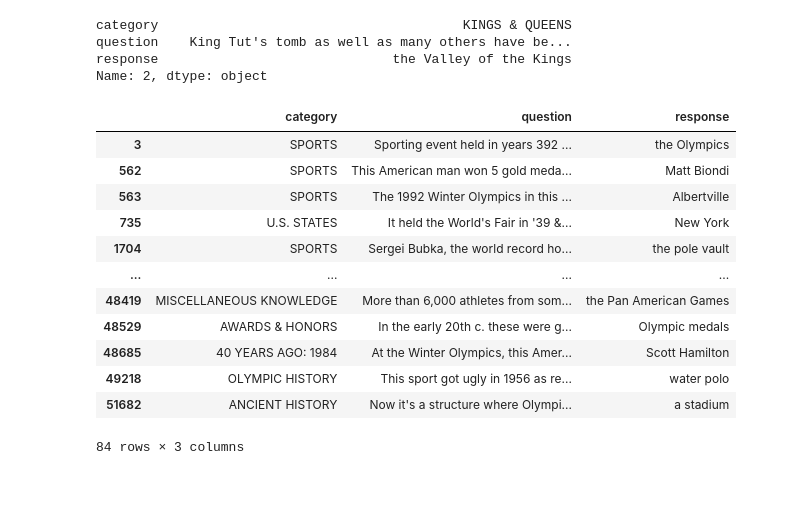
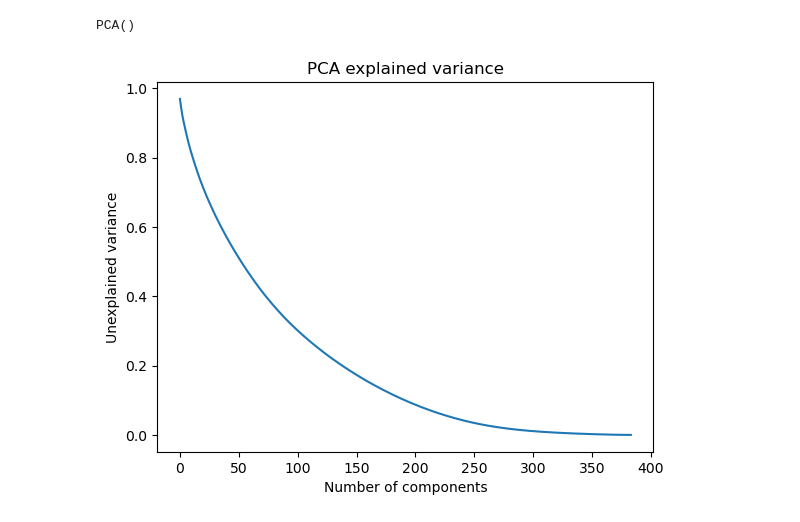
Before and after one commit to Daniel-Packer/jeopardy, a Jupyter notebook: jeopardy-parser/cluster.ipynb, the cells around one changed output. Cells and saved outputs as stored; diff of their text form; code cells hidden in the pictures; blank space fills up the shorter version.

```diff
--- a/jeopardy-parser/cluster.ipynb
+++ b/jeopardy-parser/cluster.ipynb
@@ -57,23 +0,0 @@ matching_clues = pd.Series(util.cos_sim(embeddings[3], embeddings)[0] > 0.45)
-# %%
-clues.iloc[2]
-# %% [output]
-category                                       KINGS & QUEENS
-question    King Tut's tomb as well as many others have be...
-response                              the Valley of the Kings
-Name: 2, dtype: object
-# %%
-clues.dropna().reset_index(drop=True)[matching_clues]
-# %% [output]
-|  | category | question | response |
-| 3 | SPORTS | Sporting event held in years 392 ... | the Olympics |
-| 562 | SPORTS | This American man won 5 gold meda... | Matt Biondi |
-| 563 | SPORTS | The 1992 Winter Olympics in this ... | Albertville |
-| 735 | U.S. STATES | It held the World's Fair in '39 &... | New York |
-| 1704 | SPORTS | Sergei Bubka, the world record ho... | the pole vault |
-| ... | ... | ... | ... |
-| 48419 | MISCELLANEOUS KNOWLEDGE | More than 6,000 athletes from som... | the Pan American Games |
-| 48529 | AWARDS & HONORS | In the early 20th c. these were g... | Olympic medals |
-| 48685 | 40 YEARS AGO: 1984 | At the Winter Olympics, this Amer... | Scott Hamilton |
-| 49218 | OLYMPIC HISTORY | This sport got ugly in 1956 as re... | water polo |
-| 51682 | ANCIENT HISTORY | Now it's a structure where Olympi... | a stadium |
-84 rows × 3 columns
@@ -79,0 +4,38 @@ clues.dropna().reset_index(drop=True)[matching_clues]
+# %%
+import embed
+from pathlib import Path
+import numpy as np
+import matplotlib.pyplot as plt
+from sentence_transformers import SentenceTransformer, util
+from sklearn.cluster import KMeans
+from sklearn.decomposition import PCA
+from sklearn import manifold
+rng = np.random.default_rng(seed=0)
+model = SentenceTransformer("all-MiniLM-L6-v2")
+
+rng = np.random.default_rng()
+root_path =  Path("")
+data_path = root_path / "data"
+run = "2024-05-14-num_games_8934"
+embeddings_path = data_path / "combined_clues" / run / "embeddings"
+
+## Current code:
+clues = embed.load_clues(run)
+embeddings = np.load(embeddings_path / "all_embeddings.npy")
+n_subsamples = 50_000
+# indices = rng.choice(len(clues), n_subsamples, replace=False)
+subsampled_embeddings = embeddings[-n_subsamples:]
+subsampled_clues = clues.iloc[-n_subsamples:]
+del embeddings, clues
+# %%
+n_dimensions = 50
+pca = PCA(n_components=None)
+pca.fit(subsampled_embeddings)
+# %% [output]
+PCA()
+# %%
+fig, ax = plt.subplots()
+ax.plot(1 - np.cumsum(pca.explained_variance_ratio_))
+ax.set(xlabel="Number of components", ylabel="Unexplained variance", title="PCA explained variance");
+# %% [output]
+[figure, added]
```
Also changed, not shown: parts of 12 cells of this notebook, 1 other file.
